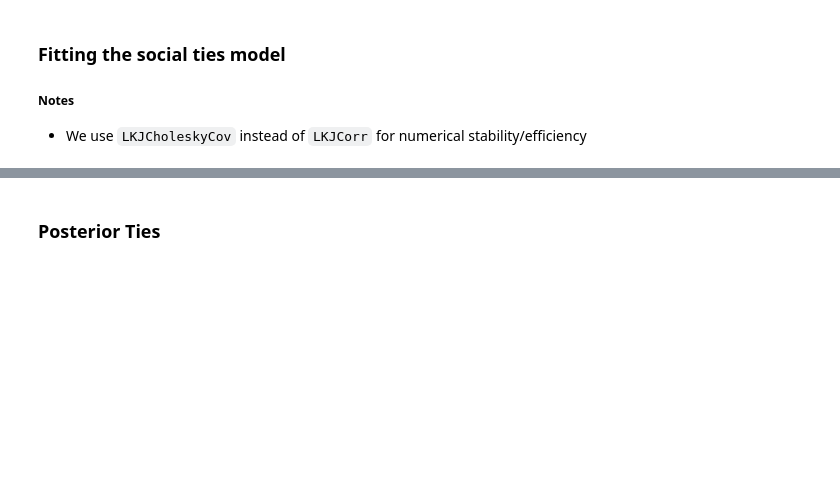
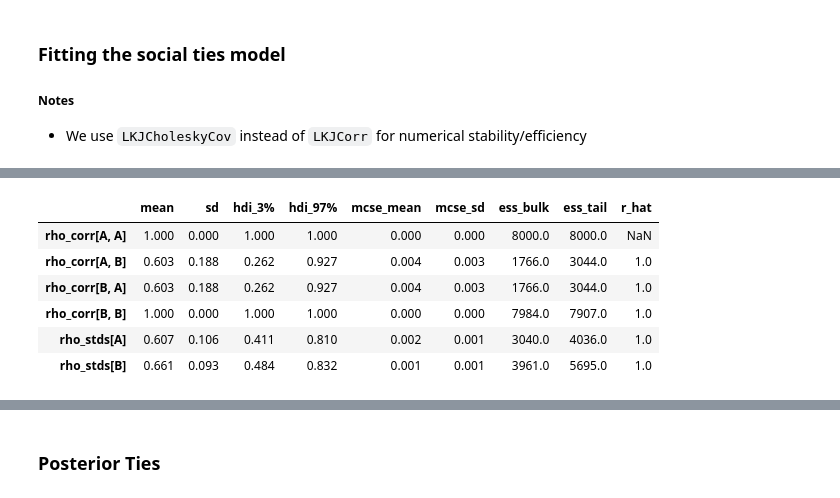
Before and after one commit to guillaumeberthon/StatRethink2023-PyMC5, a Jupyter notebook: Lecture 15 - Social Networks.ipynb, the cells around one changed output, grey strips where cells are left out. Cells and saved outputs as stored; diff of their text form; code cells hidden in the pictures; blank space fills up the shorter version.

```diff
--- a/Lecture 15 - Social Networks.ipynb
+++ b/Lecture 15 - Social Networks.ipynb
@@ -496,0 +446,10 @@ simulated_social_ties_model, simulated_social_ties_inference = fit_social_ties_m
+# %%
+az.summary(simulated_social_ties_inference, var_names=['rho_corr', 'rho_stds'])
+# %% [output]
+|  | mean | sd | hdi_3% | hdi_97% | mcse_mean | mcse_sd | ess_bulk | ess_tail | r_hat |
+| rho_corr[A, A] | 1.000 | 0.000 | 1.000 | 1.000 | 0.000 | 0.000 | 8000.0 | 8000.0 | NaN |
+| rho_corr[A, B] | 0.603 | 0.188 | 0.262 | 0.927 | 0.004 | 0.003 | 1766.0 | 3044.0 | 1.0 |
+| rho_corr[B, A] | 0.603 | 0.188 | 0.262 | 0.927 | 0.004 | 0.003 | 1766.0 | 3044.0 | 1.0 |
+| rho_corr[B, B] | 1.000 | 0.000 | 1.000 | 1.000 | 0.000 | 0.000 | 7984.0 | 7907.0 | 1.0 |
+| rho_stds[A] | 0.607 | 0.106 | 0.411 | 0.810 | 0.002 | 0.001 | 3040.0 | 4036.0 | 1.0 |
+| rho_stds[B] | 0.661 | 0.093 | 0.484 | 0.832 | 0.001 | 0.001 | 3961.0 | 5695.0 | 1.0 |
```
Also changed, not shown: parts of 20 cells of this notebook.
